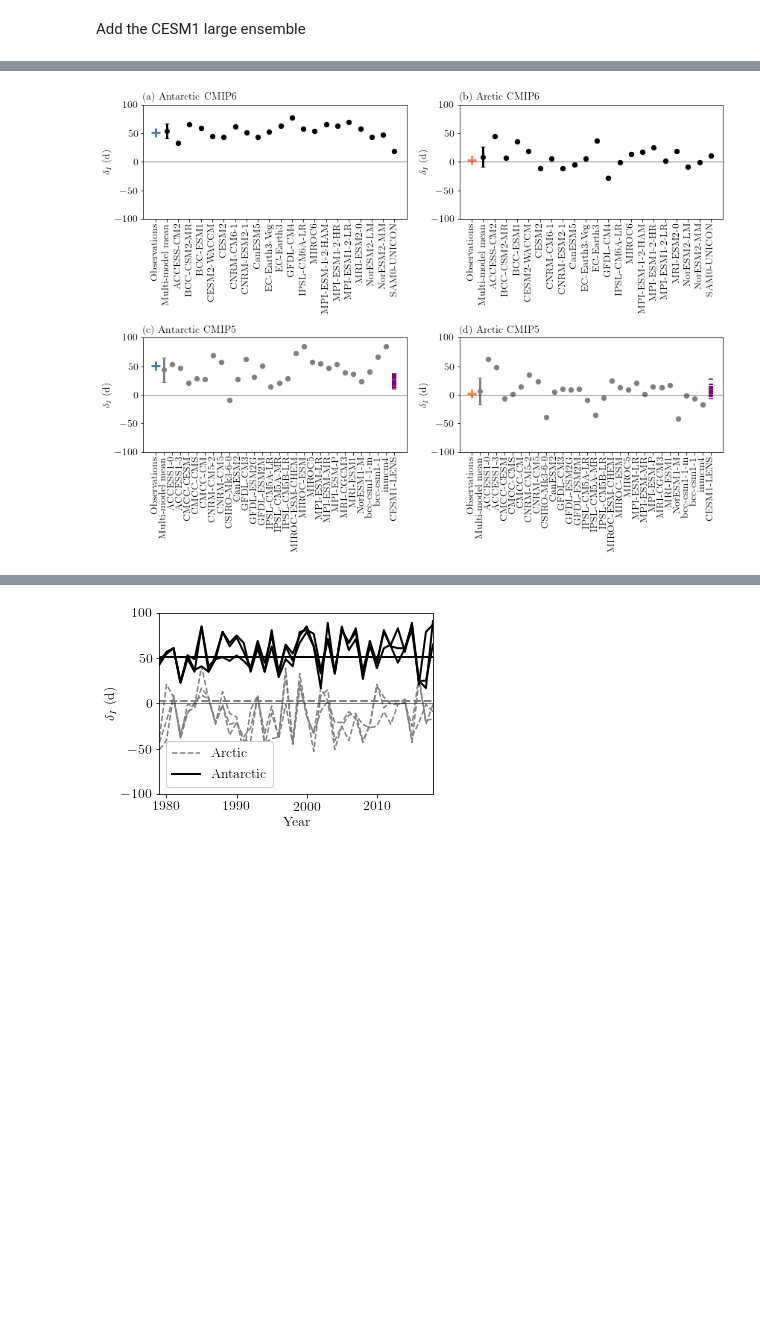
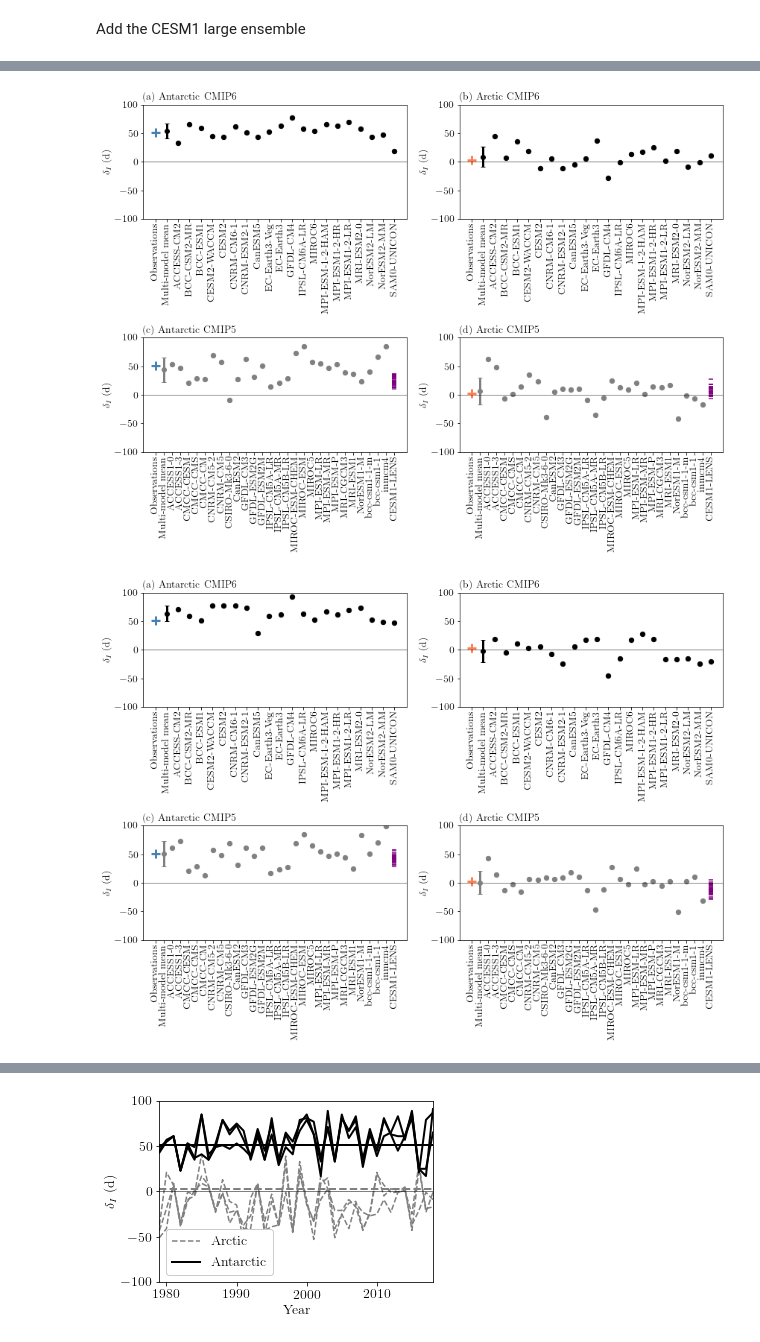
Before and after one commit to lettie-roach/analysis_antarctic-asym, a Jupyter notebook: aasym1_obs_cmip.ipynb, the cells around one changed output, grey strips where cells are left out. Cells and saved outputs as stored; diff of their text form; code cells hidden in the pictures; blank space fills up the shorter version.

Commit message:
Output some more figures

```diff
--- a/aasym1_obs_cmip.ipynb
+++ b/aasym1_obs_cmip.ipynb
@@ -190,57 +191,56 @@ lends = lends.sel(time=slice('1980',str(ey))).groupby('time.dayofyear').mean(dim
 asym_l, _, _ = af.asym_xr(lends,'dayofyear')
 # %%
 ob_var = 'sie'
-cm_var = 'sia'
+for cm_var in ['sia','sie']:
 
-fig = plt.figure(figsize=(12,9))
+    fig = plt.figure(figsize=(12,9))
 
-mylabels = np.append(np.asarray(['Observations','Multi-model mean']),asym_cmip6.names.values)
-for h, hemi in enumerate(['sh','nh']):
-    ax = plt.subplot(2,2,h+1)
-    ax.scatter(np.arange(len(asym_cmip6.names.values)),asym_cmip6[cm_var+'_'+hemi],c='k',marker='o',s=40)
-    ax.scatter(-2,aday[ob_var+'_'+hemi+'_cdr'],c=['steelblue','coral'][h],marker='+',s=150,linewidth=3)
-    ax.errorbar(-1,asym_cmip6[cm_var+'_'+hemi].mean(dim='names'),yerr = asym_cmip6[cm_var+'_'+hemi].std(dim='names'),
-                fmt = 'o',color='k', elinewidth=3, capsize=3)
+    mylabels = np.append(np.asarray(['Observations','Multi-model mean']),asym_cmip6.names.values)
+    for h, hemi in enumerate(['sh','nh']):
+        ax = plt.subplot(2,2,h+1)
+        ax.scatter(np.arange(len(asym_cmip6.names.values)),asym_cmip6[cm_var+'_'+hemi],c='k',marker='o',s=40)
+        ax.scatter(-2,aday[ob_var+'_'+hemi+'_cdr'],c=['steelblue','coral'][h],marker='+',s=150,linewidth=3)
+        ax.errorbar(-1,asym_cmip6[cm_var+'_'+hemi].mean(dim='names'),yerr = asym_cmip6[cm_var+'_'+hemi].std(dim='names'),
+                    fmt = 'o',color='k', elinewidth=3, capsize=3)
 
-    print('Multimodel mean ASYM is {:0.2f} days with standard deviation of {:0.2f} days'.format(asym_cmip6[cm_var+'_'+hemi].mean(dim='names').values,
-                                                                                                asym_cmip6[cm_var+'_'+hemi].std(dim='names').values))
-    print('Obs are {:0.2f} days'.format(aday[ob_var+'_'+hemi+'_cdr'].values))
+        if cm_var=='sia':
+            print(hemi+' CMIP6 Multimodel mean ASYM is {:0.2f} days with standard deviation of {:0.2f} days'.format(asym_cmip6[cm_var+'_'+hemi].mean(dim='names').values,
+                                                                                                        asym_cmip6[cm_var+'_'+hemi].std(dim='names').values))
+            print('Obs are {:0.2f} days'.format(aday[ob_var+'_'+hemi+'_cdr'].values))
 
-    ax.set_xticks(np.arange(-2,len(asym_cmip6.names.values),1))
-    ax.set_xticklabels(mylabels,rotation='vertical')
-    ax.set_ylim([-100,100])
-    ax.set_ylabel('$\delta_I$ (d)')
-    ax.axhline(y=0.,c='k',linewidth=.5)
-    ax.set_title(['(a) Antarctic','(b) Arctic'][h]+' CMIP6',loc='left',fontsize=14)
+        ax.set_xticks(np.arange(-2,len(asym_cmip6.names.values),1))
+        ax.set_xticklabels(mylabels,rotation='vertical')
+        ax.set_ylim([-100,100])
+        ax.set_ylabel('$\delta_I$ (d)')
+        ax.axhline(y=0.,c='k',linewidth=.5)
+        ax.set_title(['(a) Antarctic','(b) Arctic'][h]+' CMIP6',loc='left',fontsize=14)
 
-mylabels = np.append(np.asarray(['Observations','Multi-model mean']),asym_cmip5.names.values)
-mylabels = np.append(mylabels,['CESM1-LENS'])
-for h, hemi in enumerate(['sh','nh']):
-    ax = plt.subplot(2,2,2+h+1)
-    ax.scatter(np.arange(len(asym_cmip5.names.values)),asym_cmip5[cm_var+'_'+hemi],c='grey',marker='o',s=40)
-    ax.scatter(-2,aday[ob_var+'_'+hemi+'_cdr'],c=['steelblue','coral'][h],marker='+',s=150,linewidth=3)
-    ax.errorbar(-1,asym_cmip5[cm_var+'_'+hemi].mean(dim='names'),yerr = asym_cmip5[cm_var+'_'+hemi].std(dim='names'),
-                fmt = 'o',color='grey', elinewidth=3, capsize=3)
+    mylabels = np.append(np.asarray(['Observations','Multi-model mean']),asym_cmip5.names.values)
+    mylabels = np.append(mylabels,['CESM1-LENS'])
+    for h, hemi in enumerate(['sh','nh']):
+        ax = plt.subplot(2,2,2+h+1)
+        ax.scatter(np.arange(len(asym_cmip5.names.values)),asym_cmip5[cm_var+'_'+hemi],c='grey',marker='o',s=40)
+        ax.scatter(-2,aday[ob_var+'_'+hemi+'_cdr'],c=['steelblue','coral'][h],marker='+',s=150,linewidth=3)
+        ax.errorbar(-1,asym_cmip5[cm_var+'_'+hemi].mean(dim='names'),yerr = asym_cmip5[cm_var+'_'+hemi].std(dim='names'),
+                    fmt = 'o',color='grey', elinewidth=3, capsize=3)
 
-    for e in range(35):
-        ax.scatter(len(asym_cmip5.names.values),asym_l[cm_var+'_'+hemi].isel(names=e),c='purple',marker='_')
+        for e in range(35):
+            ax.scatter(len(asym_cmip5.names.values),asym_l[cm_var+'_'+hemi].isel(names=e),c='purple',marker='_')
+
+        if cm_var=='sia':
+            print(hemi+' CMIP5 Multimodel mean ASYM is {:0.2f} days with standard deviation of {:0.2f} days'.format(asym_cmip5[cm_var+'_'+hemi].mean(dim='names').values,
+                                                                                                        asym_cmip5[cm_var+'_'+hemi].std(dim='names').values))
+            print('Obs are {:0.2f} days'.format(aday[ob_var+'_'+hemi+'_cdr'].values))
+
+        ax.set_xticks(np.arange(-2,len(asym_cmip5.names.values)+1,1))
+        ax.set_xticklabels(mylabels,rotation='vertical')
+        ax.set_ylim([-100,100])
+        ax.set_ylabel('$\delta_I$ (d)')
+        ax.axhline(y=0.,c='k',linewidth=.5)
+        ax.set_title(['(c) Antarctic','(d) Arctic'][h]+' CMIP5',loc='left',fontsize=14)
 
 
-    print('Multimodel mean ASYM is {:0.2f} days with standard deviation of {:0.2f} days'.format(asym_cmip5[cm_var+'_'+hemi].mean(dim='names').values,
-                                                                                                asym_cmip5[cm_var+'_'+hemi].std(dim='names').values))
-    print('Obs are {:0.2f} days'.format(aday[ob_var+'_'+hemi+'_cdr'].values))
-
-    ax.set_xticks(np.arange(-2,len(asym_cmip5.names.values)+1,1))
-    ax.set_xticklabels(mylabels,rotation='vertical')
-    ax.set_ylim([-100,100])
-    ax.set_ylabel('$\delta_I$ (d)')
-    ax.axhline(y=0.,c='k',linewidth=.5)
-    ax.set_title(['(c) Antarctic','(d) Arctic'][h]+' CMIP5',loc='left',fontsize=14)
-
-
-plt.tight_layout()
-#plt.subplots_adjust(top=0.9)
-#plt.suptitle('OBS = '+ob_var+', CMIP = '+cm_var,fontsize=14)
-fig.savefig('figs/cmipasym_OB'+ob_var+'_CMIP'+cm_var+'.pdf',bbox_inches='tight',dpi=300)
-plt.show()
+    plt.tight_layout()
+    fig.savefig('figs/cmipasym_OB'+ob_var+'_CMIP'+cm_var+'.pdf',bbox_inches='tight',dpi=300)
+    plt.show()
 # %% [output]
@@ -254,5 +254,6 @@ Multimodel mean ASYM is 6.48 days with standard deviation of 23.16 days
 Obs are 3.00 days
 [figure]
+[figure, added]
 # %%
 ds = xr.open_dataset('./processed/processed_CMIP3_sia_historical+SRES1AB_r1.nc')
 ds = ds.sel(year=slice(str(sy),str(ey)))
```
Also changed, not shown: parts of 5 cells of this notebook, 2 other files.
